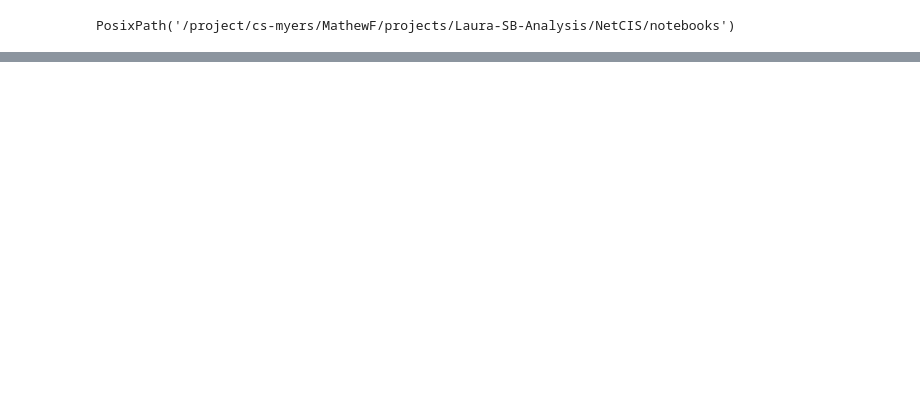
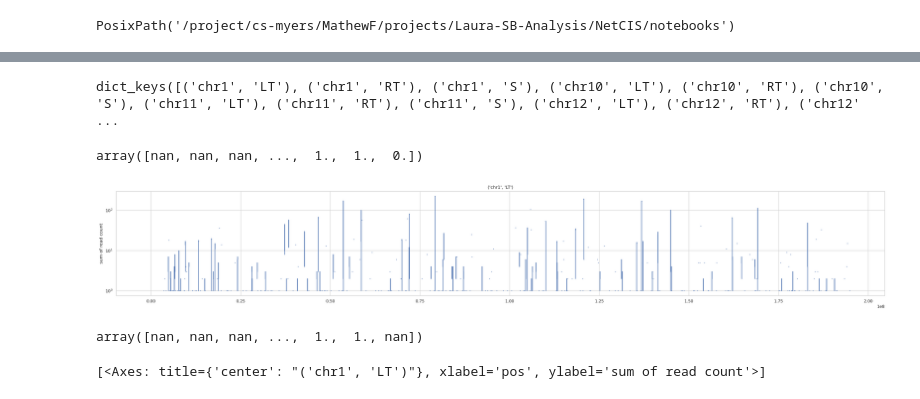
Before and after one commit to RogersLabGroup/NetCIS, a Jupyter notebook: notebooks/preprocess_insertions_analysis.ipynb, the cells around one changed output, grey strips where cells are left out. Drawn from its saved outputs; the diff is of its cells as text; code cells hidden in the pictures; blank space fills up the shorter version.

```diff
--- a/notebooks/preprocess_insertions_analysis.ipynb
+++ b/notebooks/preprocess_insertions_analysis.ipynb
@@ -10,8 +14,8 @@ Path.cwd()
 # %% [output]
 PosixPath('/project/cs-myers/MathewF/projects/Laura-SB-Analysis/NetCIS/notebooks')
 # %%
-insertion_files = Path("/project/cs-myers/MathewF/projects/Laura-SB-Analysis/output/2020_SB-no_threshold-insertions/")
-input_file = Path("/project/cs-myers/MathewF/projects/Laura-SB-Analysis/input.tsv")
+insertion_files = Path("/project/cs-myers/MathewF/projects/Laura-SB-Analysis/2020_SB-output/GRCm39/results-insertions/")
+input_file = Path("/project/cs-myers/MathewF/projects/Laura-SB-Analysis/input-2020_SB.tsv")
 # %%
 insert_list = []
 for file in insertion_files.iterdir():
@@ -51,0 +56,8 @@ inserts_df
+# %%
+# TODO: 9/13/23 Meeting with Chad and Wen - plot kernel density of cases vs. controls per chromosome: lineplot of total insertions events within a window size
+gb = inserts_df.groupby(["chr", "pos", "treatment"])
+ret_list = []
+for key, tmp_df in gb:
+    print(key)
+    display(tmp_df)
+    break
@@ -51,0 +68,3 @@ inserts_df
+# %%
+data_df = inserts_df.groupby(["chr", "pos", "treatment"]).count().iloc[:,0].reset_index(drop=False).rename({"strand": "read_count"}, axis=1)
+data_df
@@ -51,0 +87,33 @@ inserts_df
+# %%
+window = 50000
+gb = data_df.groupby(["chr", "treatment"])
+result_dict = {}
+for key, tmp_df in tqdm(gb):
+    tmp_df = tmp_df.sort_values("pos")
+    max_pos = tmp_df["pos"].max()
+    pos2_x = np.zeros(max_pos + window)
+    pos2_x[tmp_df["pos"]-1] = tmp_df["read_count"]
+    chr_treat_sum = bn.move_sum(pos2_x, window)
+    result_dict[key] = chr_treat_sum
+# 3m46s with nan checker
+# %%
+result_dict.keys()
+# %% [output]
+dict_keys([('chr1', 'LT'), ('chr1', 'RT'), ('chr1', 'S'), ('chr10', 'LT'), ('chr10', 'RT'), ('chr10', 'S'), ('chr11', 'LT'), ('chr11', 'RT'), ('chr11', 'S'), ('chr12', 'LT'), ('chr12', 'RT'), ('chr12' ...
+# %%
+result_dict[('chr1', 'LT')]
+# %% [output]
+array([nan, nan, nan, ...,  1.,  1.,  0.])
+# %%
+key = ('chr1', 'LT')
+values = result_dict[key]
+(
+    so.Plot(x=np.arange(values.shape[0]), y=values)
+    .add(so.Lines())
+    .layout(size=(24,4))
+    .theme({**axes_style("whitegrid"), **plotting_context("paper")})
+    .scale(y="log")
+    .label(y="sum of read count", title=key)
+)
+# %% [output]
+[figure, added]
@@ -51,0 +138,10 @@ inserts_df
+# %%
+values = result_dict[key].copy()
+values[values == 0] = np.nan
+values
+
+plt.margins(0.05)
+plt.plot(values, 1, linewidth=2, color='black')
+plt.show()
+# %% [output]
+array([nan, nan, nan, ...,  1.,  1., nan])
@@ -51,0 +157,12 @@ inserts_df
+# %%
+# # flatten axes into a 1-d array
+# axes = g.axes.flatten()
+# # iterate through the axes
+# for i, ax in enumerate(axes):
+#     ax.axhline(la[i][0], ls='--', c='green')
+#     ax.axvline(la[i][1], ls='--', c='purple')
+#     ax.text(la[i][2], la[i][3], la[i][4], c='orange')
+
+for x in g._subplots._figure.axes.flatten()
+# %% [output]
+[<Axes: title={'center': "('chr1', 'LT')"}, xlabel='pos', ylabel='sum of read count'>]
```
Also changed, not shown: parts of 14 cells of this notebook, 14 other files.
